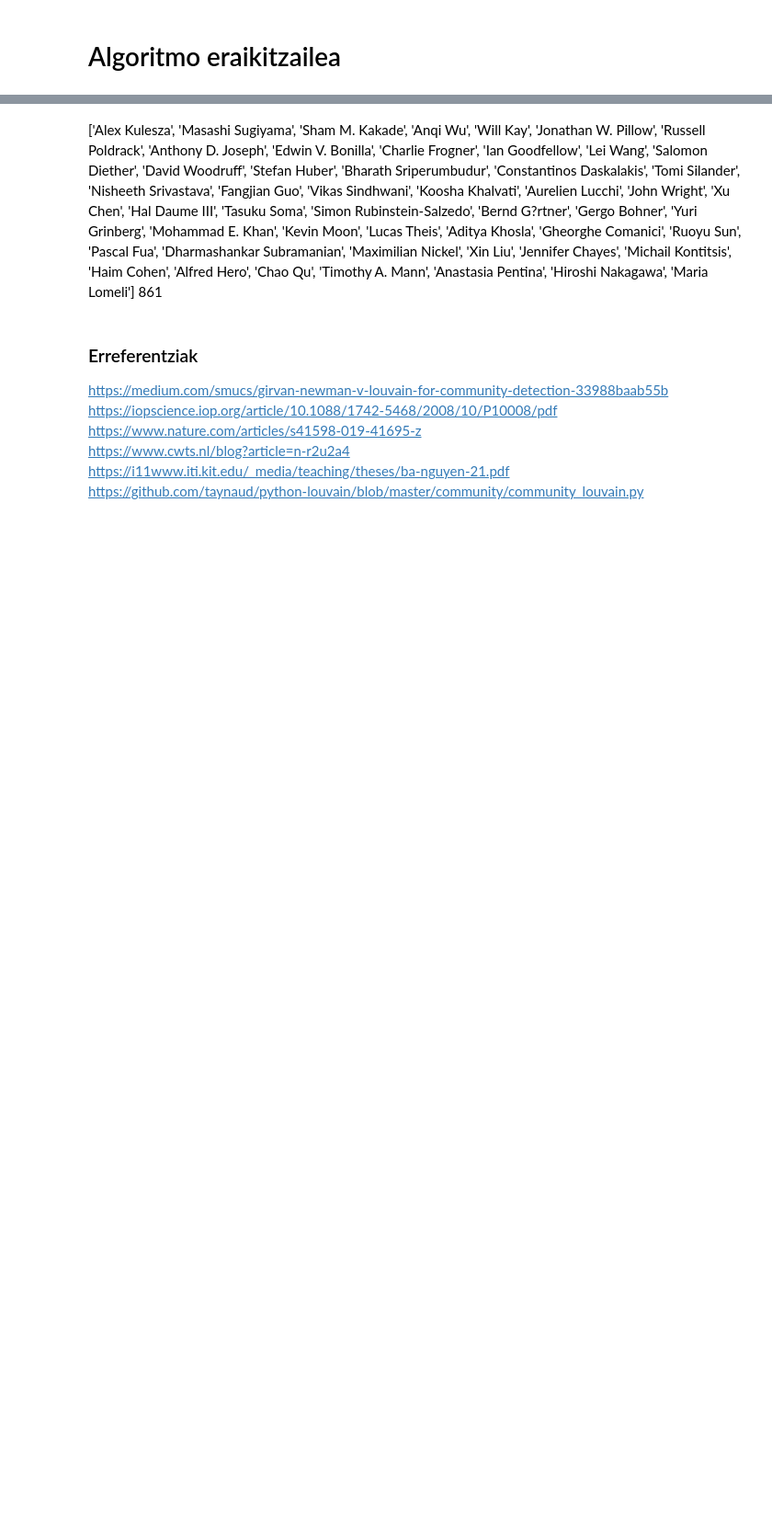
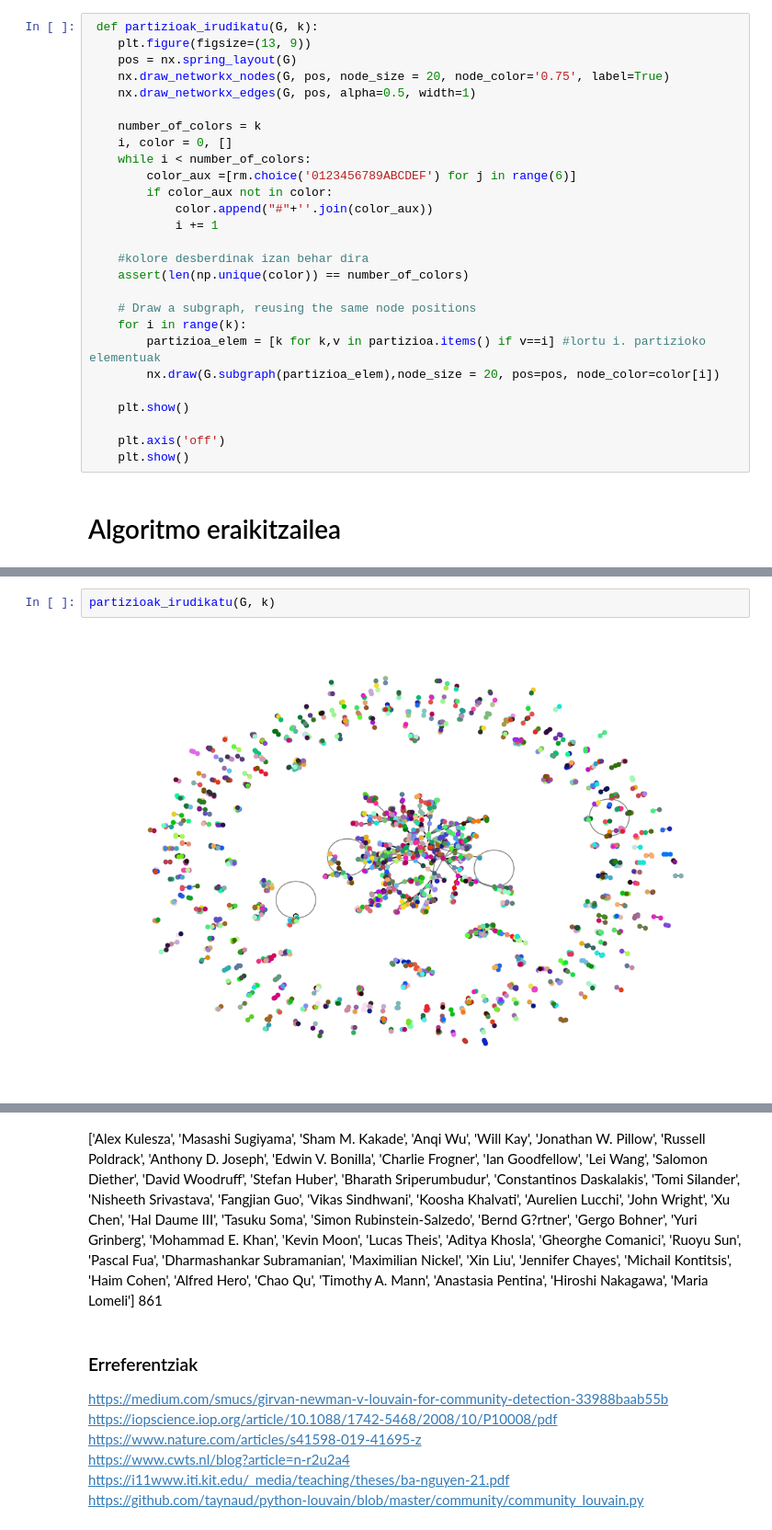
Before and after one commit to paulaonta/community-detection, a Jupyter notebook: CDP_2_fasea_Ikasle.ipynb, the cells around one changed output, grey strips where cells are left out. Shown at 92% size. Cells and saved outputs as stored; diff of their text form; blank space fills up the shorter version.

Commit message:
ondo irudikatuta partizioak

```diff
--- a/CDP_2_fasea_Ikasle.ipynb
+++ b/CDP_2_fasea_Ikasle.ipynb
@@ -32,3 +43,30 @@ Elkarlan kopurua grafoan: 3215
+# %%
+ def partizioak_irudikatu(G, k):
+    plt.figure(figsize=(13, 9))
+    pos = nx.spring_layout(G)
+    nx.draw_networkx_nodes(G, pos, node_size = 20, node_color='0.75', label=True)
+    nx.draw_networkx_edges(G, pos, alpha=0.5, width=1)
+
+    number_of_colors = k
+    i, color = 0, []
+    while i < number_of_colors:
+        color_aux =[rm.choice('0123456789ABCDEF') for j in range(6)]
+        if color_aux not in color:
+            color.append("#"+''.join(color_aux))
+            i += 1
+
+    #kolore desberdinak izan behar dira
+    assert(len(np.unique(color)) == number_of_colors)
+
+    # Draw a subgraph, reusing the same node positions
+    for i in range(k):
+        partizioa_elem = [k for k,v in partizioa.items() if v==i] #lortu i. partizioko elementuak
+        nx.draw(G.subgraph(partizioa_elem),node_size = 20, pos=pos, node_color=color[i])
+
+    plt.show()
+
+    plt.axis('off')
+    plt.show()
 # %% [markdown]
 # Algoritmo eraikitzailea
 # %%
@@ -147,0 +161,4 @@ plt.show()
+# %%
+partizioak_irudikatu(G, k)
+# %% [output]
+[figure, added]
```
Also changed, not shown: parts of 10 cells of this notebook, 1 other file.
